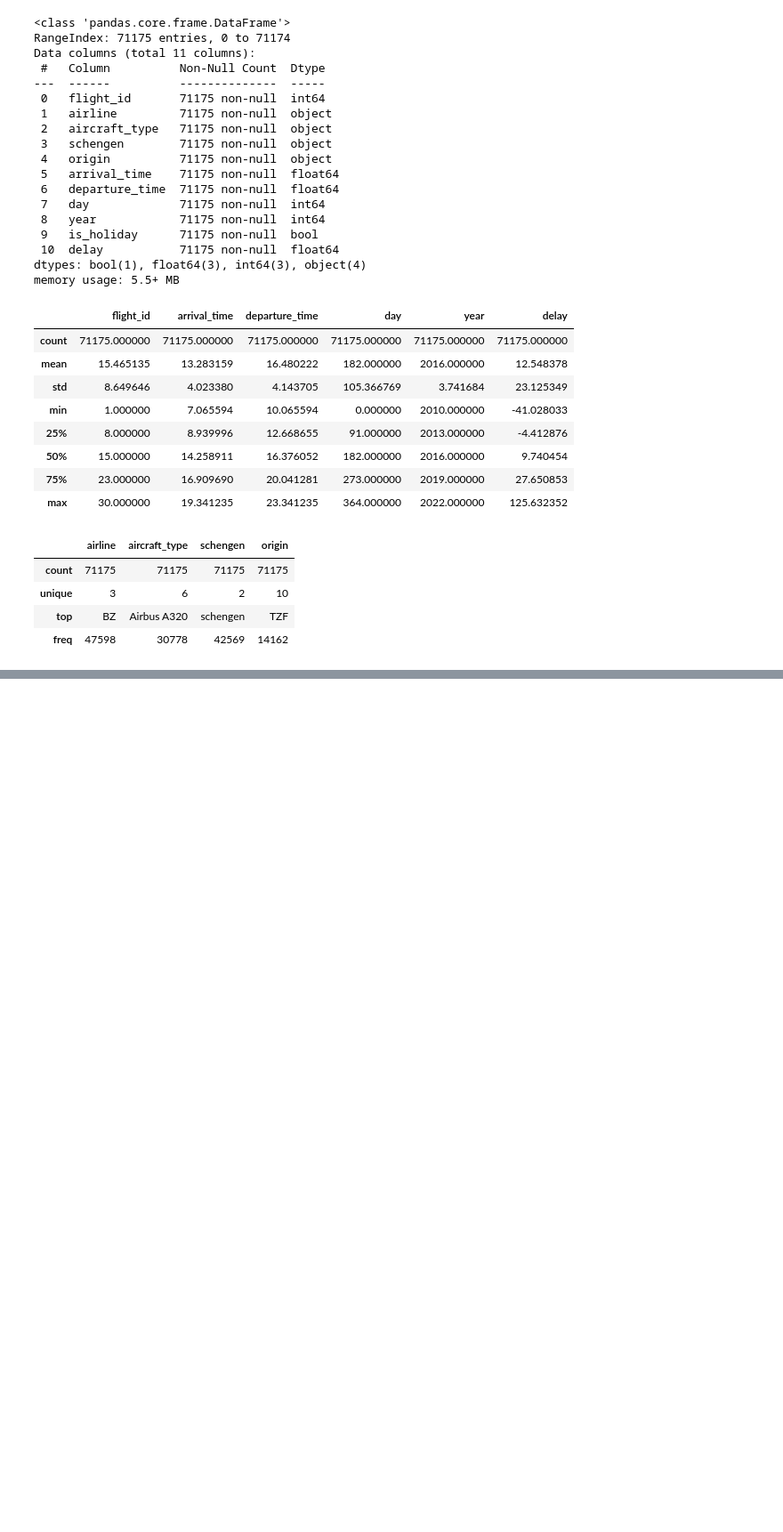
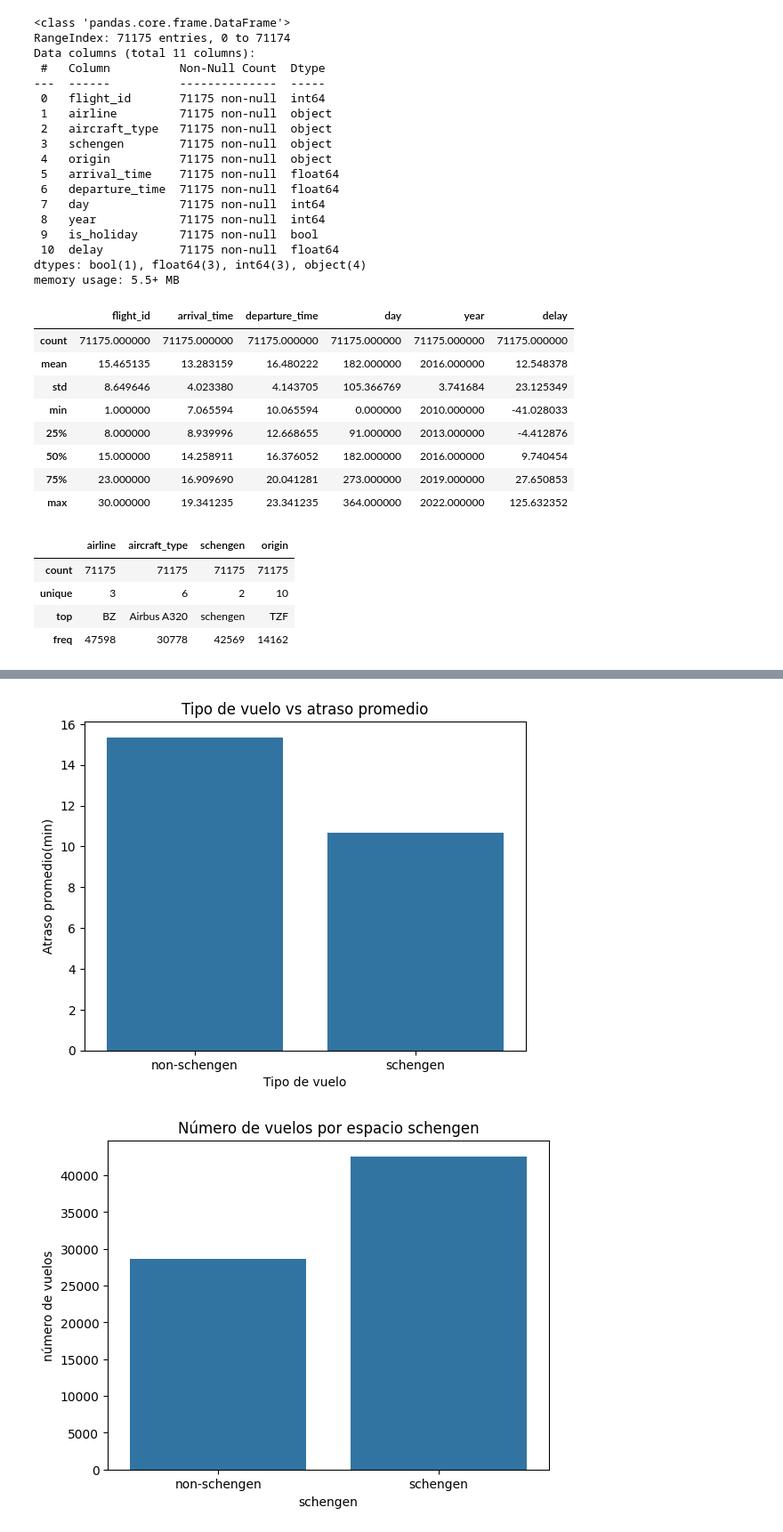
Before and after one commit to Cristiand056/Estadisticas-y-Machine-Learning-G8---ONE, a Jupyter notebook: optimizacion_aeroportuaria.ipynb, the cells around one changed output, grey strips where cells are left out. Shown at 89% size. Saved outputs shown, nothing was run; the diff lists cells and outputs as text; code cells hidden in the pictures; blank space fills up the shorter version.

```diff
--- a/optimizacion_aeroportuaria.ipynb
+++ b/optimizacion_aeroportuaria.ipynb
@@ -55,0 +76,17 @@ datos.describe(include='O')
+# %%
+avg_delay = datos.groupby('schengen')['delay'].mean().reset_index()
+
+sns.barplot(data=avg_delay, x='schengen', y='delay')
+plt.title('Tipo de vuelo vs atraso promedio')
+plt.xlabel('Tipo de vuelo')
+plt.ylabel('Atraso promedio(min)')
+plt.show()
+
+sns.countplot(data=datos, x='schengen')
+plt.title('Número de vuelos por espacio schengen')
+plt.xlabel('schengen')
+plt.ylabel('número de vuelos')
+plt.show()
+# %% [output]
+[figure, added]
+[figure, added]
```
Also changed, not shown: parts of 52 cells of this notebook.
